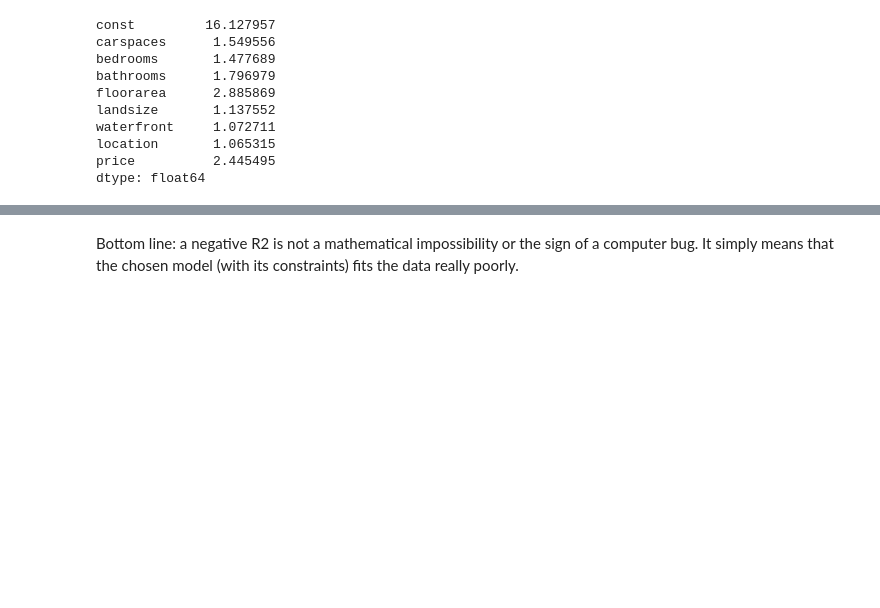
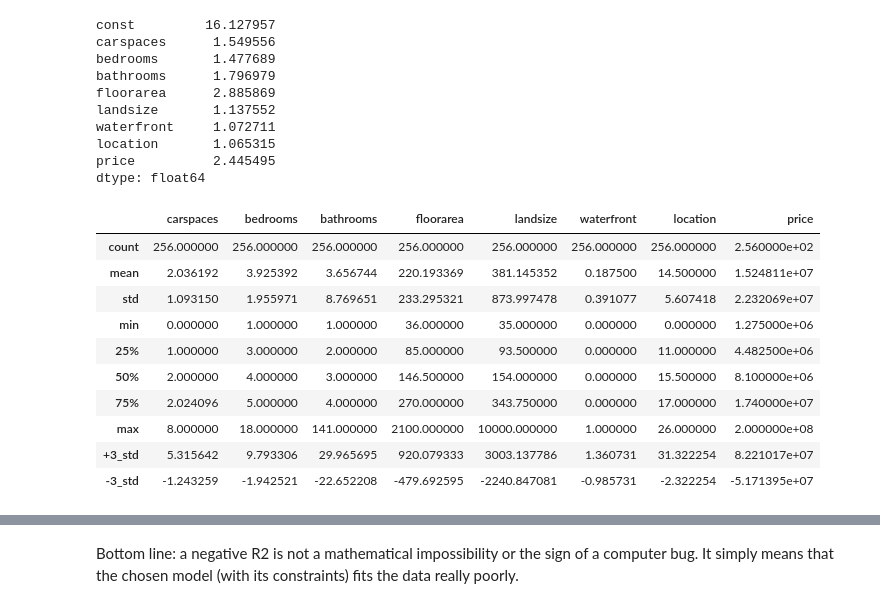
Before and after one commit to gwynncausing/RealEstateMultipleRegression, a Jupyter notebook: Real Estate Multiple Regression.ipynb, the cells around one changed output, grey strips where cells are left out. Saved outputs shown, nothing was run; the diff lists cells and outputs as text; code cells hidden in the pictures; blank space fills up the shorter version.

```diff
--- a/Real Estate Multiple Regression.ipynb
+++ b/Real Estate Multiple Regression.ipynb
@@ -284,3 +286,26 @@ waterfront     1.072711
 location       1.065315
 price          2.445495
 dtype: float64
+# %%
+# checking for outliers
+# get the summary
+desc_df = data.describe()
+
+# add the standard deviation metric
+desc_df.loc['+3_std'] = desc_df.loc['mean'] + (desc_df.loc['std'] * 3)
+desc_df.loc['-3_std'] = desc_df.loc['mean'] - (desc_df.loc['std'] * 3)
+
+# display the summary
+desc_df
+# %% [output]
+|  | carspaces | bedrooms | bathrooms | floorarea | landsize | waterfront | location | price |
+| count | 256.000000 | 256.000000 | 256.000000 | 256.000000 | 256.000000 | 256.000000 | 256.000000 | 2.560000e+02 |
+| mean | 2.036192 | 3.925392 | 3.656744 | 220.193369 | 381.145352 | 0.187500 | 14.500000 | 1.524811e+07 |
+| std | 1.093150 | 1.955971 | 8.769651 | 233.295321 | 873.997478 | 0.391077 | 5.607418 | 2.232069e+07 |
+| min | 0.000000 | 1.000000 | 1.000000 | 36.000000 | 35.000000 | 0.000000 | 0.000000 | 1.275000e+06 |
+| 25% | 1.000000 | 3.000000 | 2.000000 | 85.000000 | 93.500000 | 0.000000 | 11.000000 | 4.482500e+06 |
+| 50% | 2.000000 | 4.000000 | 3.000000 | 146.500000 | 154.000000 | 0.000000 | 15.500000 | 8.100000e+06 |
+| 75% | 2.024096 | 5.000000 | 4.000000 | 270.000000 | 343.750000 | 0.000000 | 17.000000 | 1.740000e+07 |
+| max | 8.000000 | 18.000000 | 141.000000 | 2100.000000 | 10000.000000 | 1.000000 | 26.000000 | 2.000000e+08 |
+| +3_std | 5.315642 | 9.793306 | 29.965695 | 920.079333 | 3003.137786 | 1.360731 | 31.322254 | 8.221017e+07 |
+| -3_std | -1.243259 | -1.942521 | -22.652208 | -479.692595 | -2240.847081 | -0.985731 | -2.322254 | -5.171395e+07 |
```
Also changed, not shown: parts of 33 cells of this notebook.
